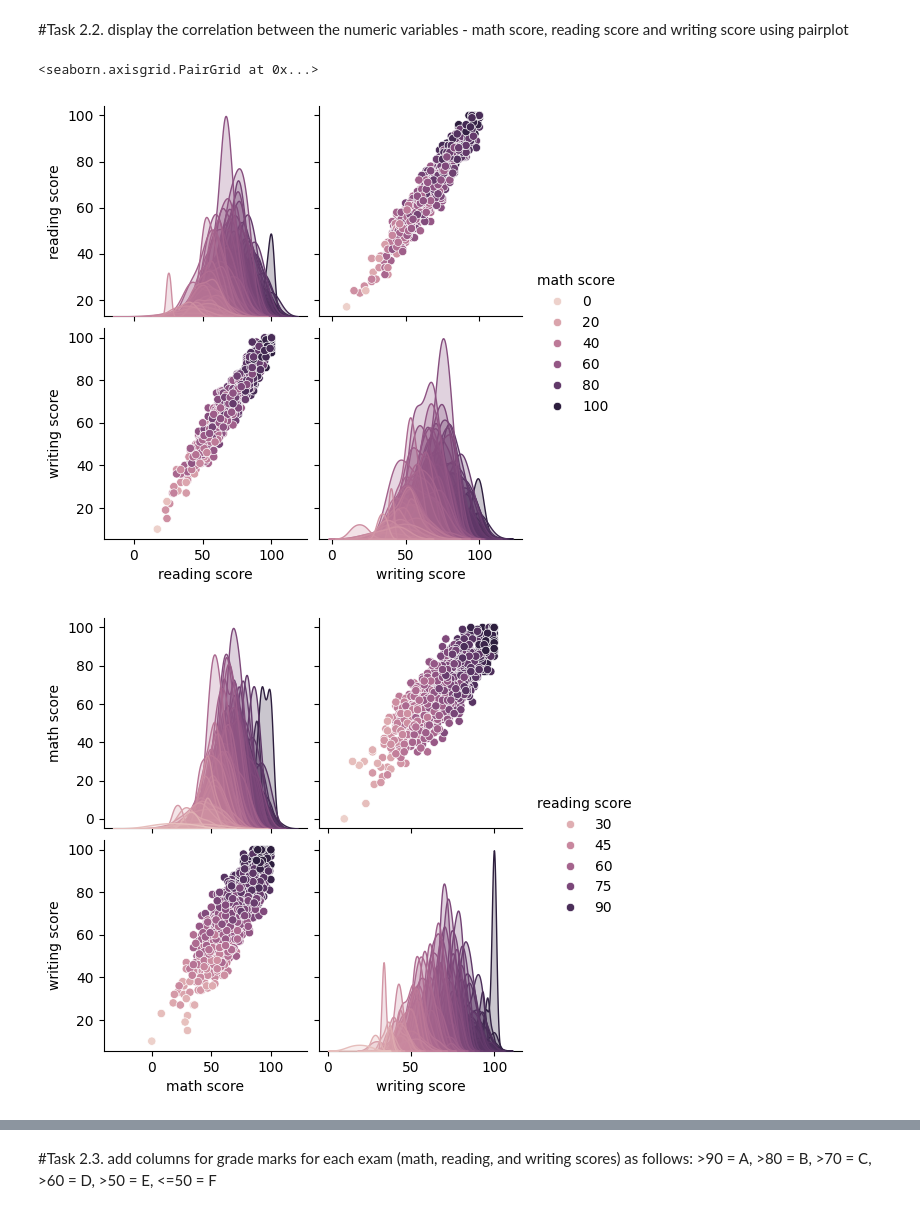
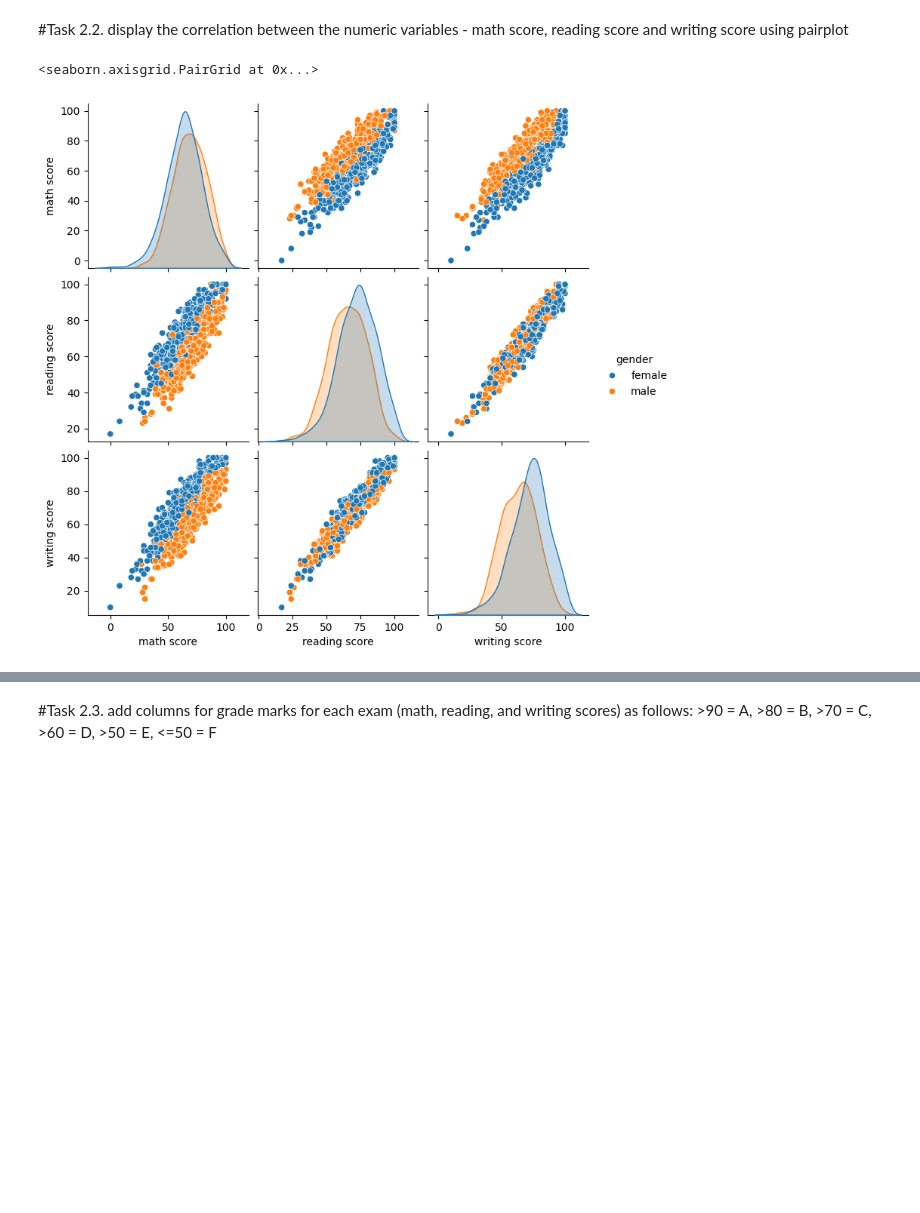
Before and after one commit to PhamTienLoc/Lab_DM, a Jupyter notebook: Lab_9_ClusteringAnalysis_21130429_PhamTienLoc.ipynb, the cells around one changed output, grey strips where cells are left out. Saved outputs shown, nothing was run; the diff lists cells and outputs as text; code cells hidden in the pictures; blank space fills up the shorter version.

```diff
--- a/Lab_9_ClusteringAnalysis_21130429_PhamTienLoc.ipynb
+++ b/Lab_9_ClusteringAnalysis_21130429_PhamTienLoc.ipynb
@@ -123,10 +123,7 @@ ds2.head(5)
 #Task 2.2. display the correlation between the numeric variables - math score, reading score and writing score using pairplot
 # %%
 #code
-sns.pairplot(ds2, hue="math score")
-sns.pairplot(ds2, hue="reading score")
-sns.pairplot(ds2, hue="writing score")
+sns.pairplot(ds2, vars=["math score", "reading score", "writing score"], hue="gender")
 # %% [output]
 <seaborn.axisgrid.PairGrid at 0x...>
-[figure, old version]
+[figure, new version]
-[figure, removed]
```
Also changed, not shown: parts of 12 cells of this notebook.
